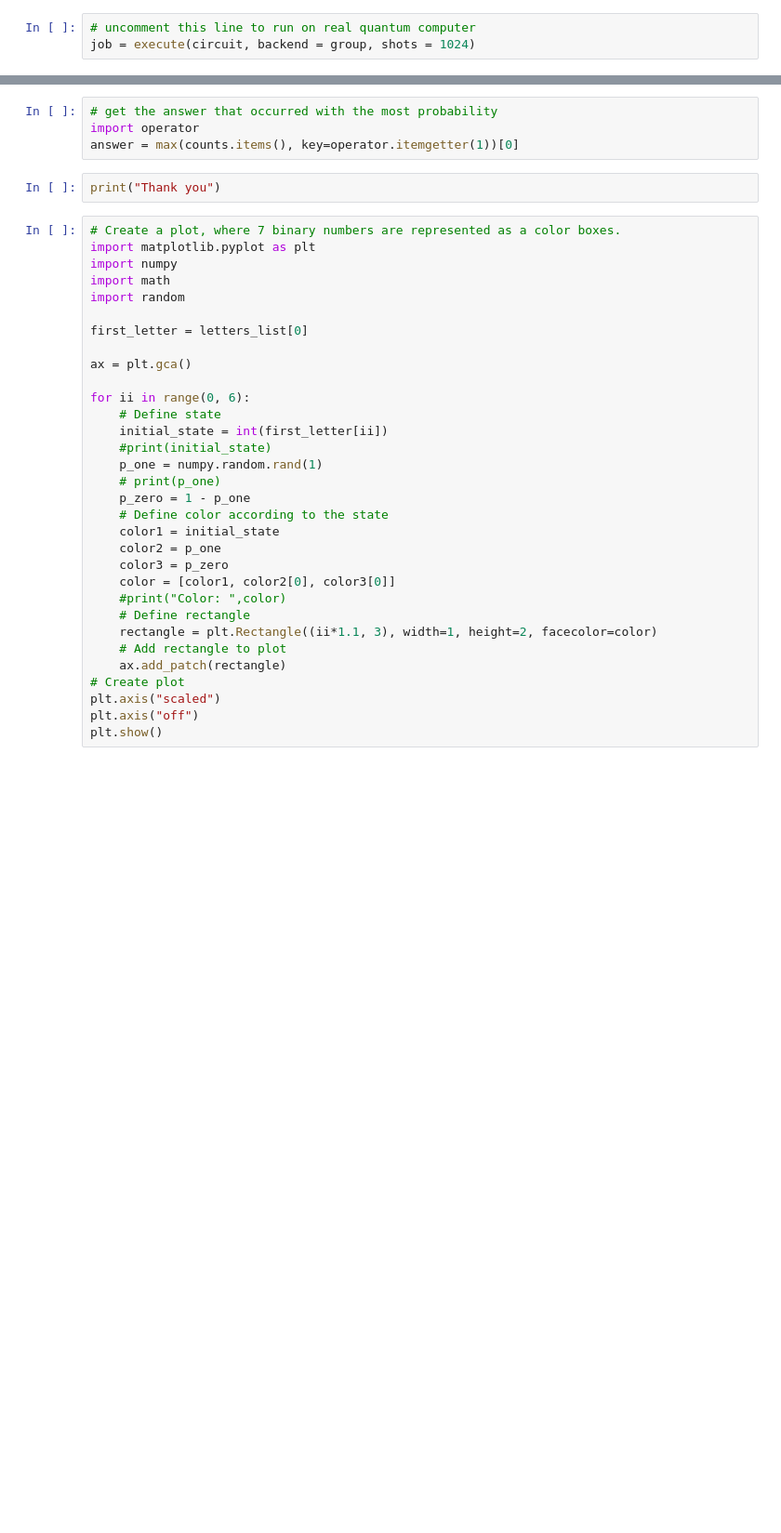
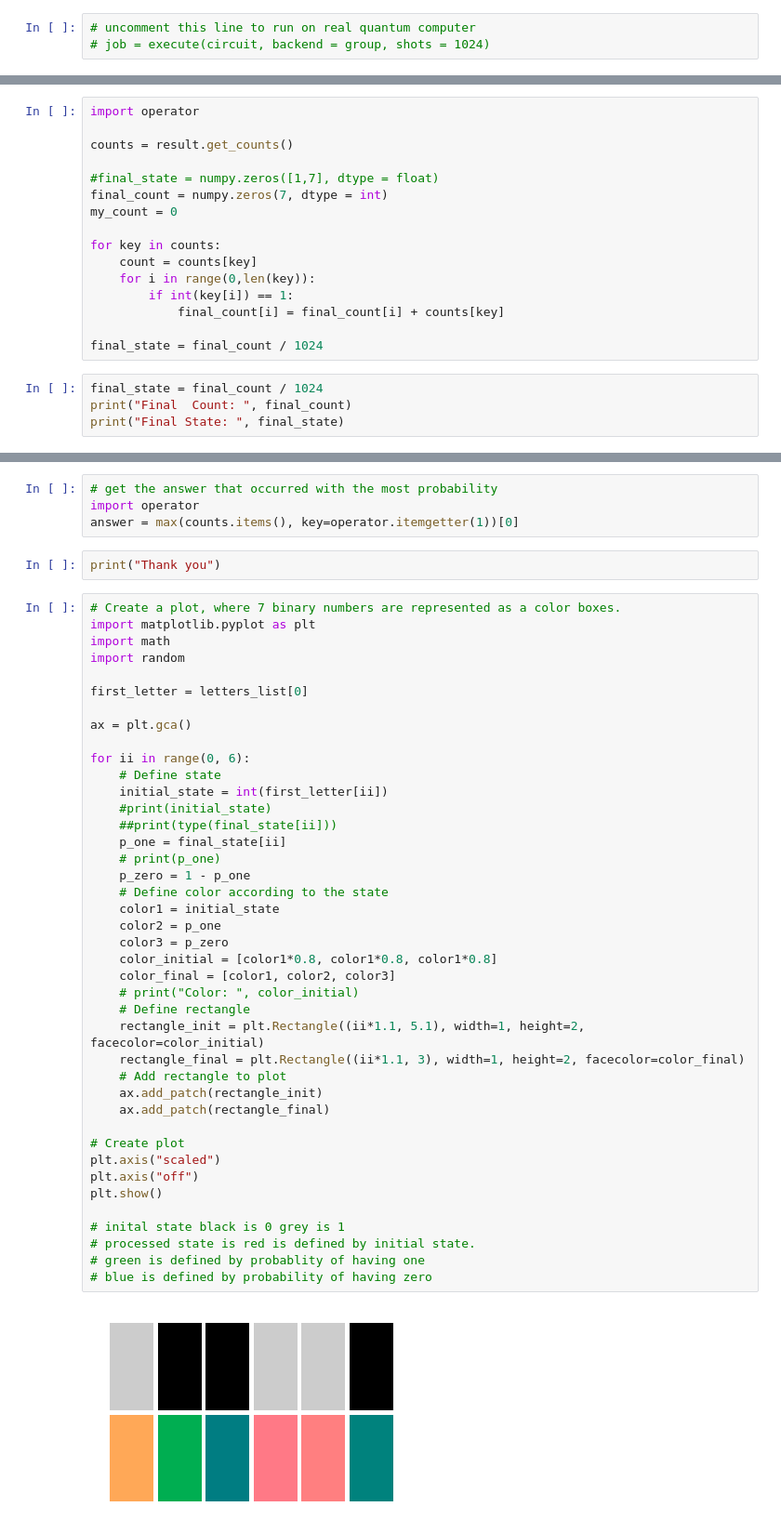
Before and after one commit to deepdishpizza123/Entangled-Names, a Jupyter notebook: YQI Hackathon Project v1.0.ipynb, the cells around one changed output, grey strips where cells are left out. Shown: that part at 93% size. Cells and saved outputs as stored; diff of their text form; blank space fills up the shorter version.

```diff
--- a/YQI Hackathon Project v1.0.ipynb
+++ b/YQI Hackathon Project v1.0.ipynb
@@ -104,7 +110,7 @@ simulator = Aer.get_backend('qasm_simulator')
 job = execute(circuit, backend = simulator, shots = 1024)
 # %%
 # uncomment this line to run on real quantum computer
-job = execute(circuit, backend = group, shots = 1024)
+# job = execute(circuit, backend = group, shots = 1024)
 # %%
 # show job monitor
 job_monitor(job)
@@ -118,0 +125,20 @@ counts = result.get_counts()
+# %%
+import operator
+
+counts = result.get_counts()
+
+#final_state = numpy.zeros([1,7], dtype = float)
+final_count = numpy.zeros(7, dtype = int)
+my_count = 0
+
+for key in counts:
+    count = counts[key]
+    for i in range(0,len(key)):
+        if int(key[i]) == 1:
+            final_count[i] = final_count[i] + counts[key]
+
+final_state = final_count / 1024
+# %%
+final_state = final_count / 1024
+print("Final  Count: ", final_count)
+print("Final State: ", final_state)
@@ -125,32 +155,43 @@ print("Thank you")
 # %%
 # Create a plot, where 7 binary numbers are represented as a color boxes.
 import matplotlib.pyplot as plt
-import numpy
 import math
 import random
 
 first_letter = letters_list[0]
 
 ax = plt.gca()
 
 for ii in range(0, 6):
     # Define state
     initial_state = int(first_letter[ii])
     #print(initial_state)
-    p_one = numpy.random.rand(1)
+    ##print(type(final_state[ii]))
+    p_one = final_state[ii]
     # print(p_one)
     p_zero = 1 - p_one
     # Define color according to the state
     color1 = initial_state
     color2 = p_one
     color3 = p_zero
-    color = [color1, color2[0], color3[0]]
-    #print("Color: ",color)
+    color_initial = [color1*0.8, color1*0.8, color1*0.8]
+    color_final = [color1, color2, color3]
+    # print("Color: ", color_initial)
     # Define rectangle
-    rectangle = plt.Rectangle((ii*1.1, 3), width=1, height=2, facecolor=color)
+    rectangle_init = plt.Rectangle((ii*1.1, 5.1), width=1, height=2, facecolor=color_initial)
+    rectangle_final = plt.Rectangle((ii*1.1, 3), width=1, height=2, facecolor=color_final)
     # Add rectangle to plot
-    ax.add_patch(rectangle)
+    ax.add_patch(rectangle_init)
+    ax.add_patch(rectangle_final)
+
 # Create plot
 plt.axis("scaled")
 plt.axis("off")
 plt.show()
+
+# inital state black is 0 grey is 1
+# processed state is red is defined by initial state.
+# green is defined by probablity of having one
+# blue is defined by probability of having zero
+# %% [output]
+[figure, added]
```
Also changed, not shown: parts of 10 cells of this notebook.
